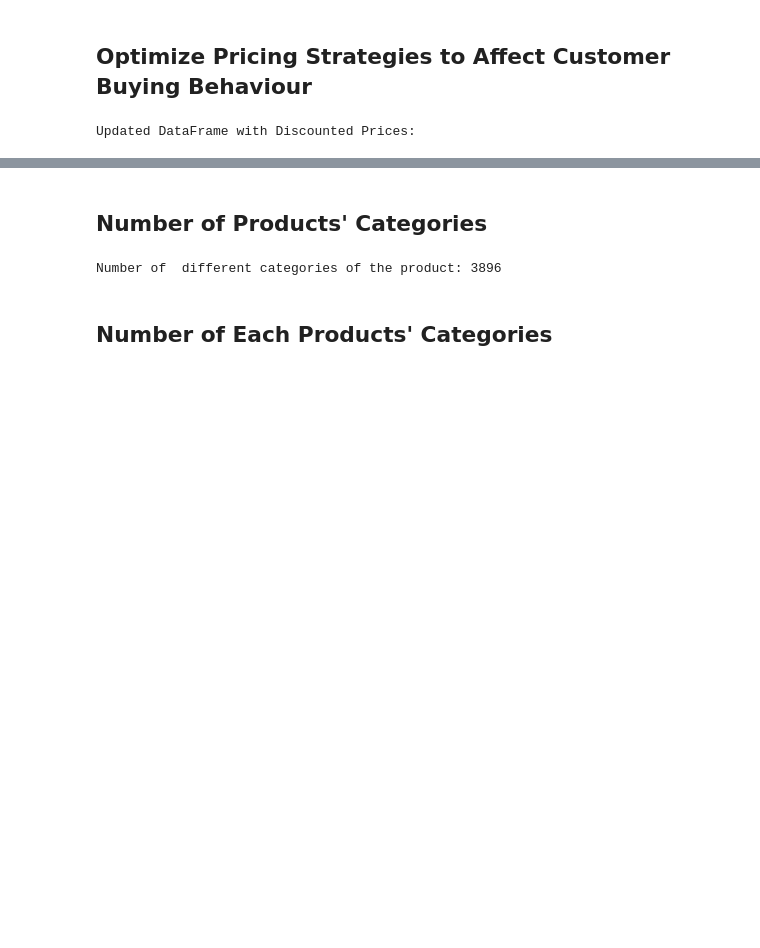
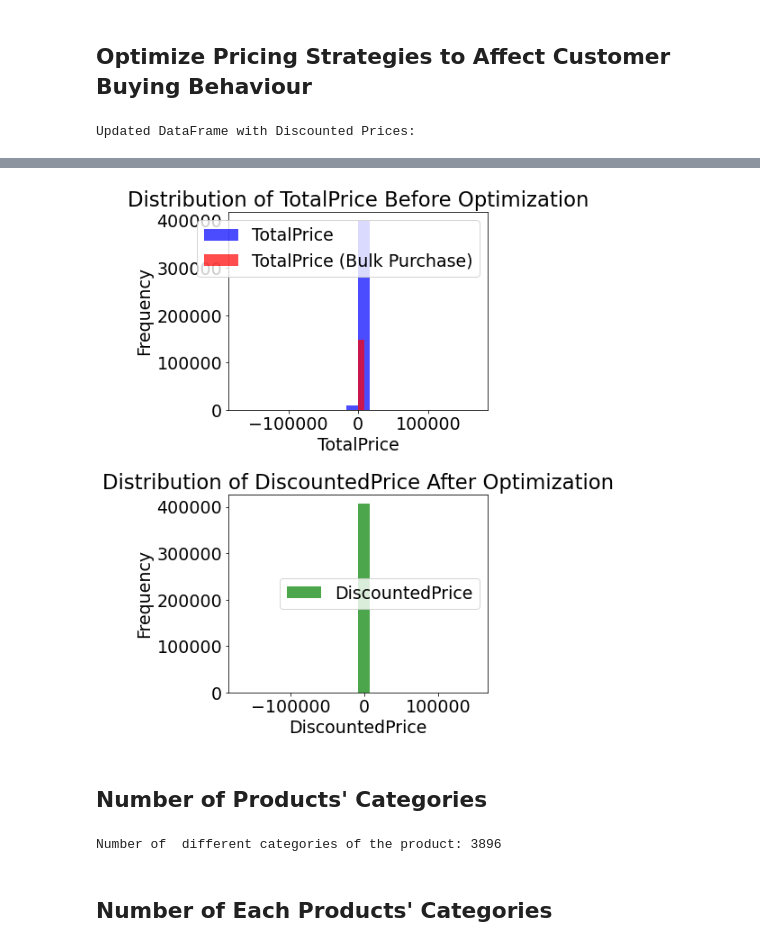
Before and after one commit to Seek-Techs/Online_Sales_Retail, a Jupyter notebook: sales_retail.ipynb, the cells around one changed output, grey strips where cells are left out. Saved outputs shown, nothing was run; the diff lists cells and outputs as text; code cells hidden in the pictures; blank space fills up the shorter version.

```diff
--- a/sales_retail.ipynb
+++ b/sales_retail.ipynb
@@ -153,6 +194,31 @@ data.head()
 | 2 | 536365 | 84406B | CREAM CUPID HEARTS COAT HANGER | 8 | 2010-12-01 08:26:00 | 2.75 | 17850.0 | United Kingdom | 22.00 | ... |
 | 3 | 536365 | 84029G | KNITTED UNION FLAG HOT WATER BOTTLE | 6 | 2010-12-01 08:26:00 | 3.39 | 17850.0 | United Kingdom | 20.34 | ... |
 | 4 | 536365 | 84029E | RED WOOLLY HOTTIE WHITE HEART. | 6 | 2010-12-01 08:26:00 | 3.39 | 17850.0 | United Kingdom | 20.34 | ... |
+# %%
+# Plot histograms for TotalPrice and DiscountedPrice before and after optimization
+plt.figure(figsize=(6, 9))
+
+# Before optimization
+plt.subplot(2, 1, 1)
+plt.hist(data['TotalPrice'], bins=20, color='blue', alpha=0.7, label='TotalPrice')
+plt.hist(data[data['Quantity'] >= 10]['TotalPrice'], bins=20, color='red', alpha=0.7, label='TotalPrice (Bulk Purchase)')
+plt.title('Distribution of TotalPrice Before Optimization')
+plt.xlabel('TotalPrice')
+plt.ylabel('Frequency')
+plt.legend()
+
+# After optimization
+plt.subplot(2, 1, 2)
+plt.hist(data['DiscountedPrice'], bins=20, color='green', alpha=0.7, label='DiscountedPrice')
+plt.title('Distribution of DiscountedPrice After Optimization')
+plt.xlabel('DiscountedPrice')
+plt.ylabel('Frequency')
+plt.legend(loc='right')
+
+plt.tight_layout()
+plt.show()
+# %% [output]
+[figure, added]
 # %% [markdown]
 ## Number of Products' Categories
 # %%
```
Also changed, not shown: parts of 9 cells of this notebook, 1 other file.
